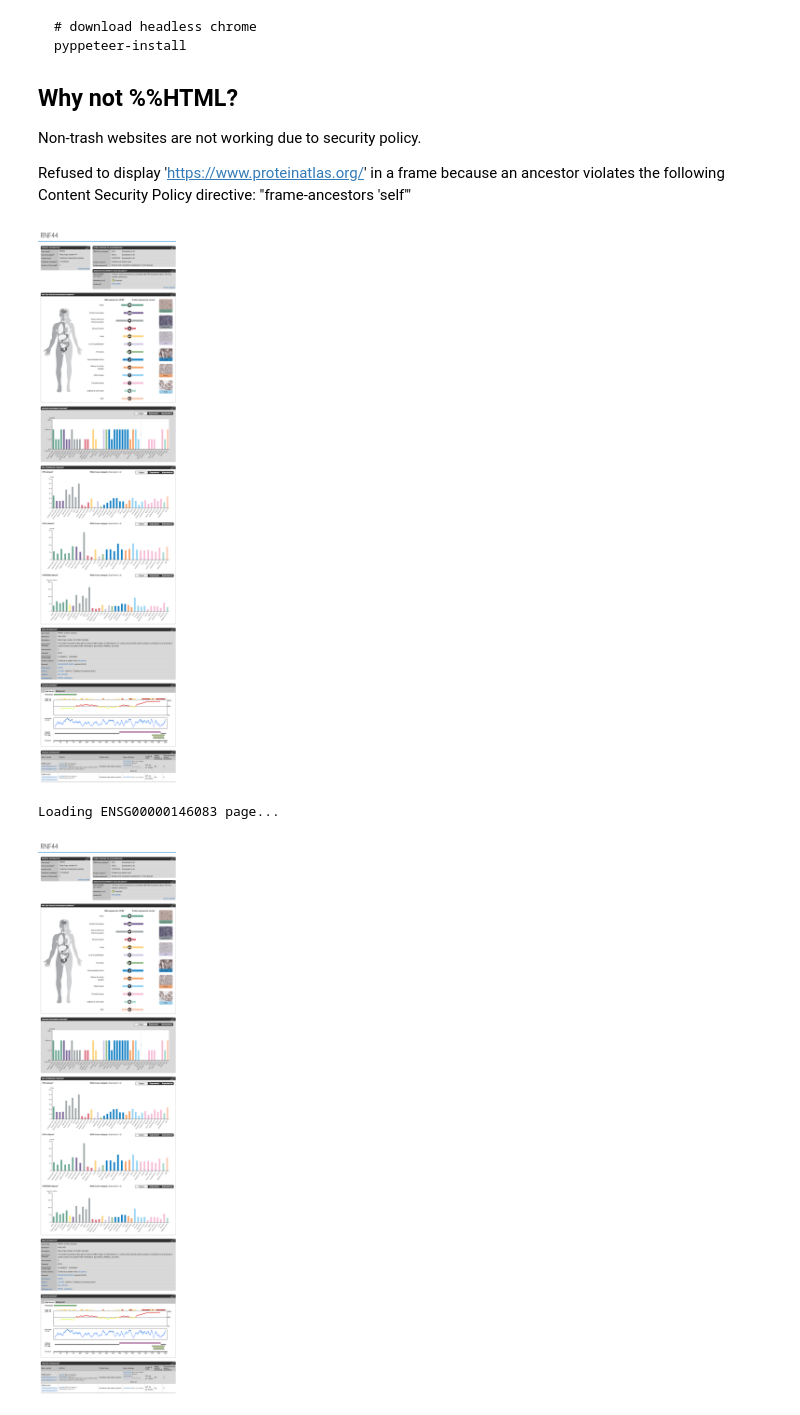
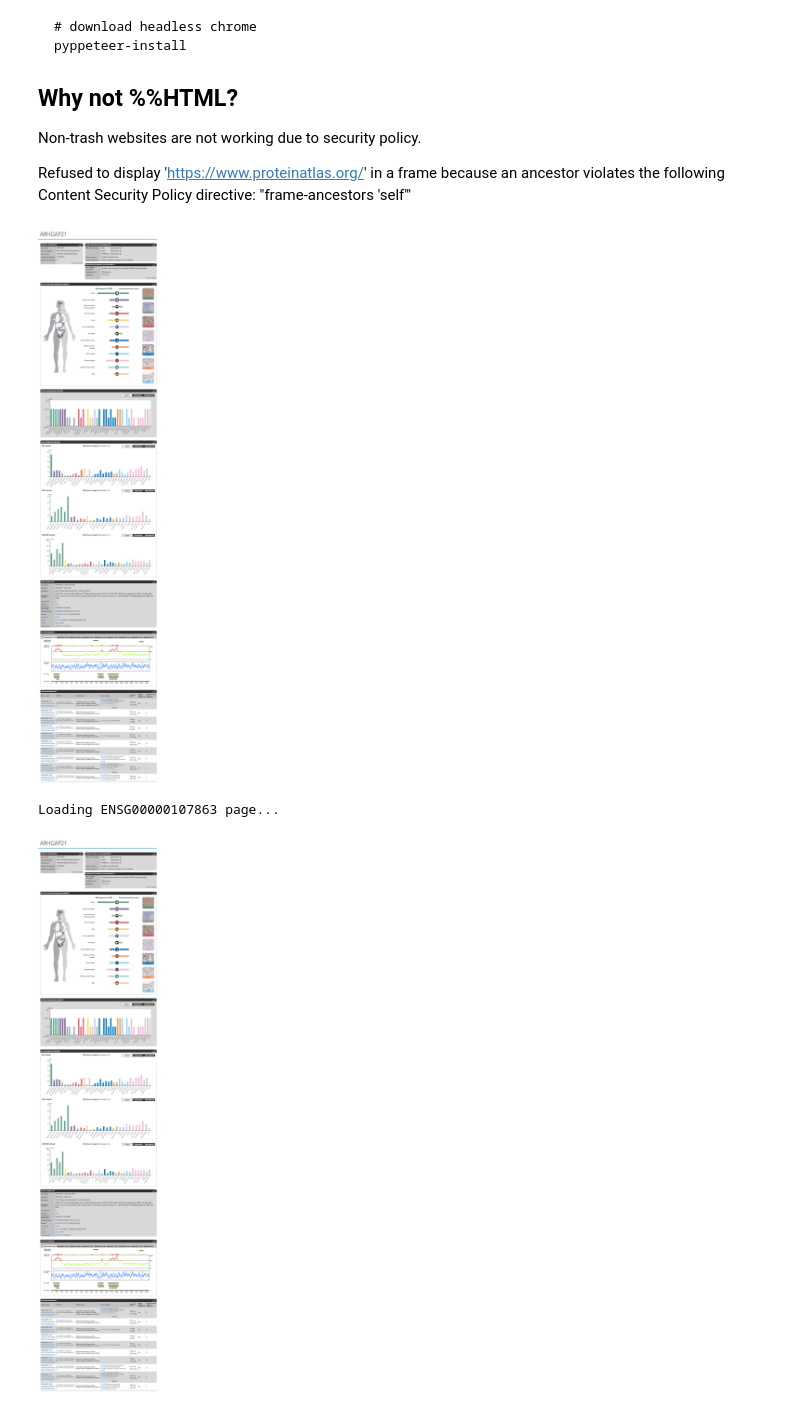
Before and after one commit to mikesamir/oncological_gene_expression_analysis, a Jupyter notebook: Ensembl_Finder.ipynb, the cells around one changed output. Saved outputs shown, nothing was run; the diff lists cells and outputs as text; code cells hidden in the pictures.

```diff
--- a/Ensembl_Finder.ipynb
+++ b/Ensembl_Finder.ipynb
@@ -73,10 +73,10 @@ def show_gene(ensembl):
     print('Loading {} page...'.format(ensembl))
     asyncio.run_coroutine_threadsafe(show_gene_impl(ensembl, filepath), asyncio.get_event_loop())
 # %%
-# show_gene('ENSG00000186115')
-show_gene('ENSG00000146083')
-# show_gene('ENSG00000107863')
+#show_gene('ENSG00000186115')
+#show_gene('ENSG00000146083')
+show_gene('ENSG00000107863')
 # %% [output]
-[figure, old version]
+[figure, new version]
-Loading ENSG00000146083 page...
+Loading ENSG00000107863 page...
-[figure, old version]
+[figure, new version]
```
Also changed, not shown: parts of 1 cell of this notebook, 1 other file.
